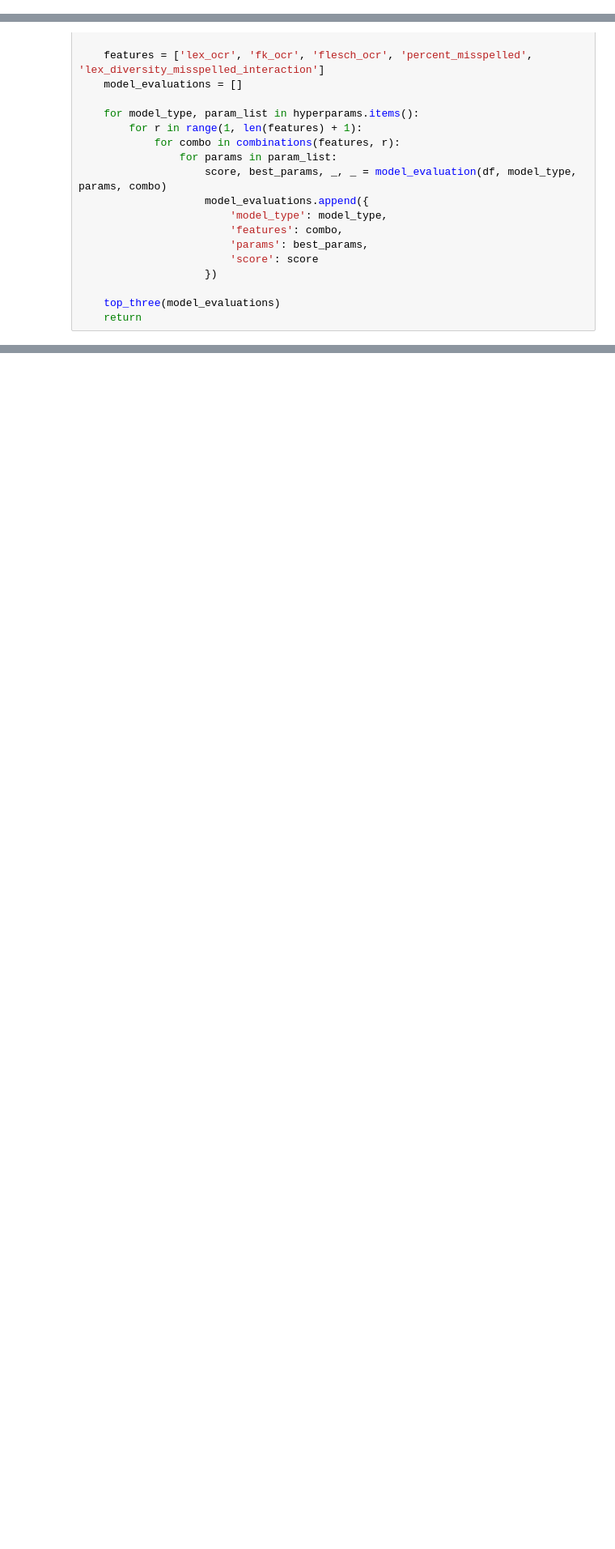
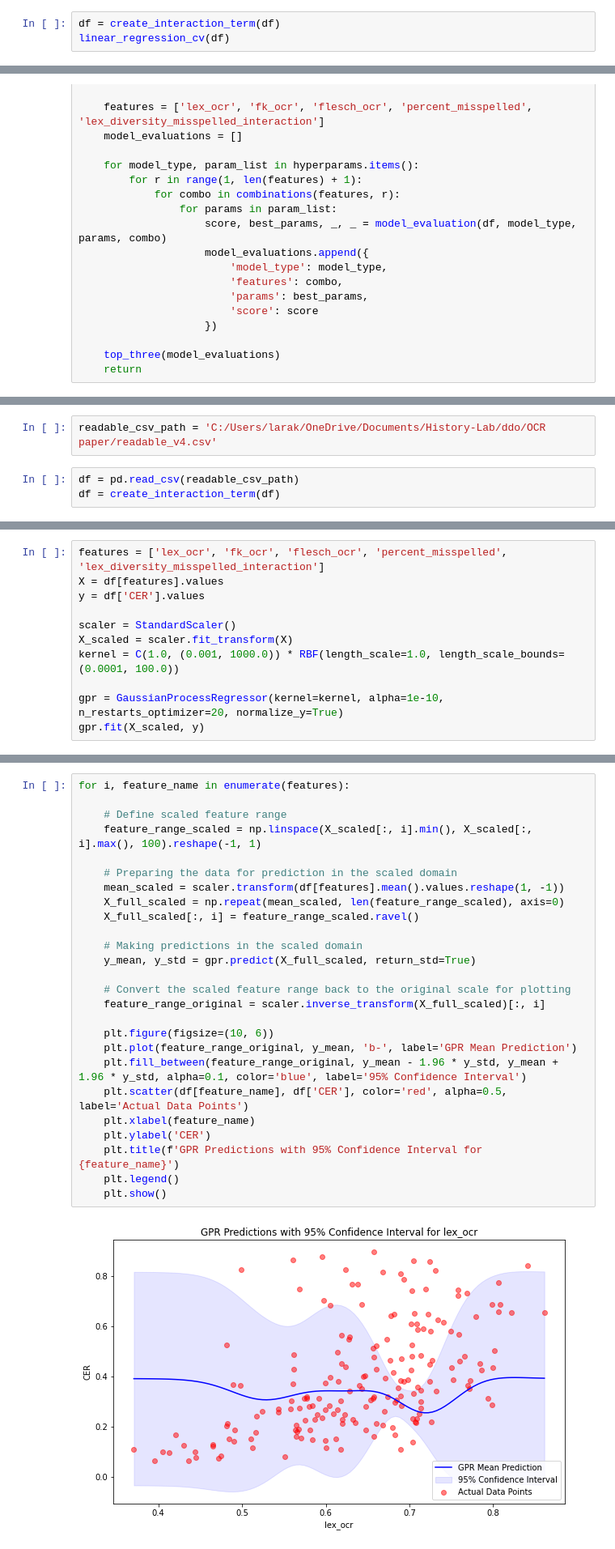
Before and after one commit to larakaracasu/HL-Spring-24, a Jupyter notebook: analyses/predict_cer_model.ipynb, the cells around one changed output, grey strips where cells are left out. Shown at 81% size. Drawn from its saved outputs; the diff is of its cells as text; blank space fills up the shorter version.

```diff
--- a/analyses/predict_cer_model.ipynb
+++ b/analyses/predict_cer_model.ipynb
@@ -69,0 +74,3 @@ Testing Linear Regression, Decision Tree Regression
+# %%
+df = create_interaction_term(df)
+linear_regression_cv(df)
@@ -172,0 +190,5 @@ Model 3:
+# %%
+readable_csv_path = 'C:/Users/larak/OneDrive/Documents/History-Lab/ddo/OCR paper/readable_v4.csv'
+# %%
+df = pd.read_csv(readable_csv_path)
+df = create_interaction_term(df)
@@ -172,0 +394,11 @@ Model 3:
+# %%
+features = ['lex_ocr', 'fk_ocr', 'flesch_ocr', 'percent_misspelled', 'lex_diversity_misspelled_interaction']
+X = df[features].values
+y = df['CER'].values
+
+scaler = StandardScaler()
+X_scaled = scaler.fit_transform(X)
+kernel = C(1.0, (0.001, 1000.0)) * RBF(length_scale=1.0, length_scale_bounds=(0.0001, 100.0))
+
+gpr = GaussianProcessRegressor(kernel=kernel, alpha=1e-10, n_restarts_optimizer=20, normalize_y=True)
+gpr.fit(X_scaled, y)
@@ -172,0 +408,28 @@ Model 3:
+# %%
+for i, feature_name in enumerate(features):
+
+    # Define scaled feature range
+    feature_range_scaled = np.linspace(X_scaled[:, i].min(), X_scaled[:, i].max(), 100).reshape(-1, 1)
+
+    # Preparing the data for prediction in the scaled domain
+    mean_scaled = scaler.transform(df[features].mean().values.reshape(1, -1))
+    X_full_scaled = np.repeat(mean_scaled, len(feature_range_scaled), axis=0)
+    X_full_scaled[:, i] = feature_range_scaled.ravel()
+
+    # Making predictions in the scaled domain
+    y_mean, y_std = gpr.predict(X_full_scaled, return_std=True)
+
+    # Convert the scaled feature range back to the original scale for plotting
+    feature_range_original = scaler.inverse_transform(X_full_scaled)[:, i]
+
+    plt.figure(figsize=(10, 6))
+    plt.plot(feature_range_original, y_mean, 'b-', label='GPR Mean Prediction')
+    plt.fill_between(feature_range_original, y_mean - 1.96 * y_std, y_mean + 1.96 * y_std, alpha=0.1, color='blue', label='95% Confidence Interval')
+    plt.scatter(df[feature_name], df['CER'], color='red', alpha=0.5, label='Actual Data Points')
+    plt.xlabel(feature_name)
+    plt.ylabel('CER')
+    plt.title(f'GPR Predictions with 95% Confidence Interval for {feature_name}')
+    plt.legend()
+    plt.show()
+# %% [output]
+[figure, added]
```
Also changed, not shown: parts of 43 cells of this notebook, 2 other files.
